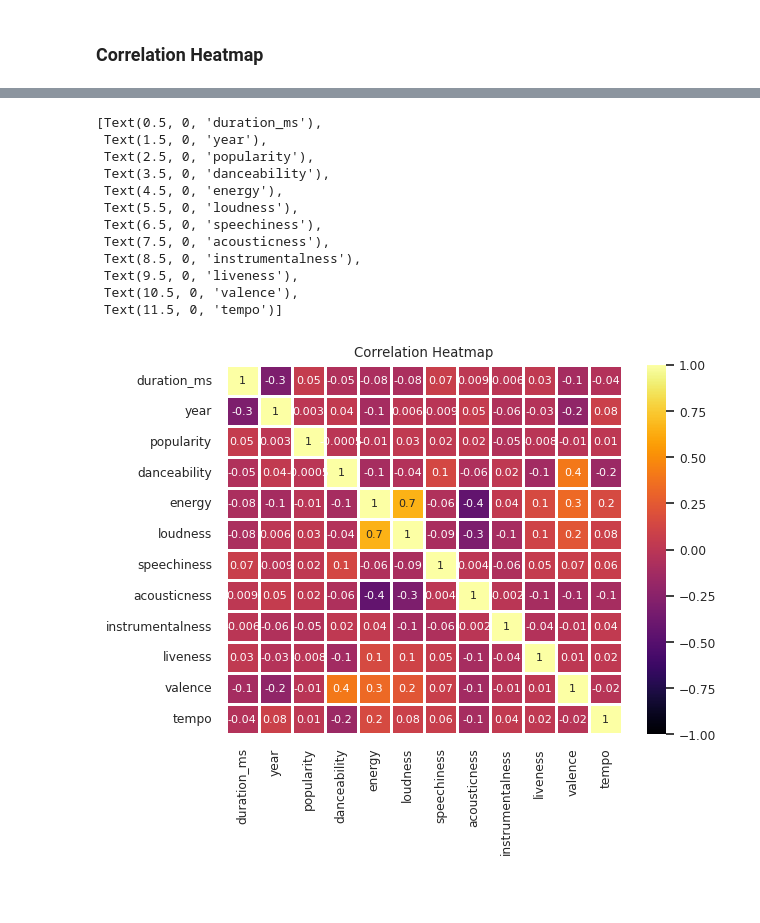
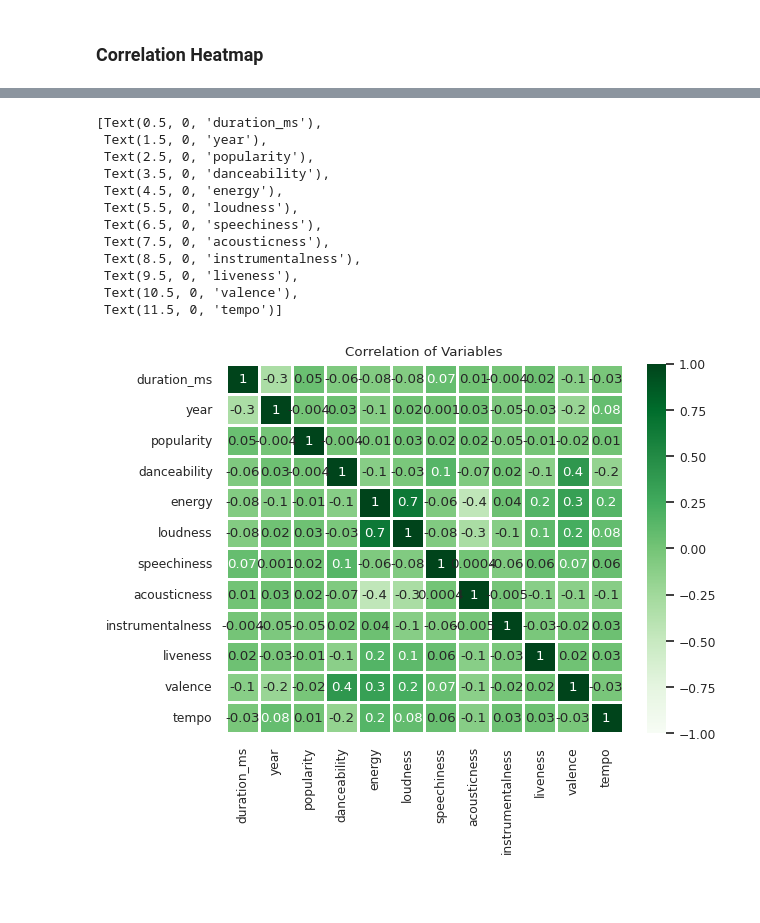
Before and after one commit to mduos/scipy_project_group_16, a Jupyter notebook: Spotify Analysis.ipynb, the cells around one changed output, grey strips where cells are left out. Saved outputs shown, nothing was run; the diff lists cells and outputs as text; code cells hidden in the pictures.

```diff
--- a/Spotify Analysis.ipynb
+++ b/Spotify Analysis.ipynb
@@ -290,22 +294,22 @@ plt.show()
 # %%
 sns.set(font_scale=0.8)
-info = df.drop(['key','mode','explicit'], axis=1).corr(method = 'pearson')
-map = sns.heatmap(info, annot = True, fmt = '.1g', vmin=-1, vmax=1, center=0, cmap='Greens', linewidths=1, linecolor='White',square = False, annot_kws={"fontsize": 8})
-map.set_title('Correlation Heatmap')
+info = df.drop(['artist','genre','song','key','mode','explicit'], axis=1).corr(method = 'pearson')
+map = sns.heatmap(info, annot = True, fmt = '.1g', vmin=-1, vmax=1, center=0, cmap='Greens', linewidths=1, linecolor='White',square = False)
+map.set_title('Correlation of Variables')
 map.set_xticklabels(map.get_xticklabels(), rotation=90)
 # %% [output]
 [Text(0.5, 0, 'duration_ms'),
  Text(1.5, 0, 'year'),
  Text(2.5, 0, 'popularity'),
  Text(3.5, 0, 'danceability'),
  Text(4.5, 0, 'energy'),
  Text(5.5, 0, 'loudness'),
  Text(6.5, 0, 'speechiness'),
  Text(7.5, 0, 'acousticness'),
  Text(8.5, 0, 'instrumentalness'),
  Text(9.5, 0, 'liveness'),
  Text(10.5, 0, 'valence'),
  Text(11.5, 0, 'tempo')]
-[figure, old version]
+[figure, new version]
 # %% [markdown]
 ###
```
Also changed, not shown: parts of 9 cells of this notebook.
